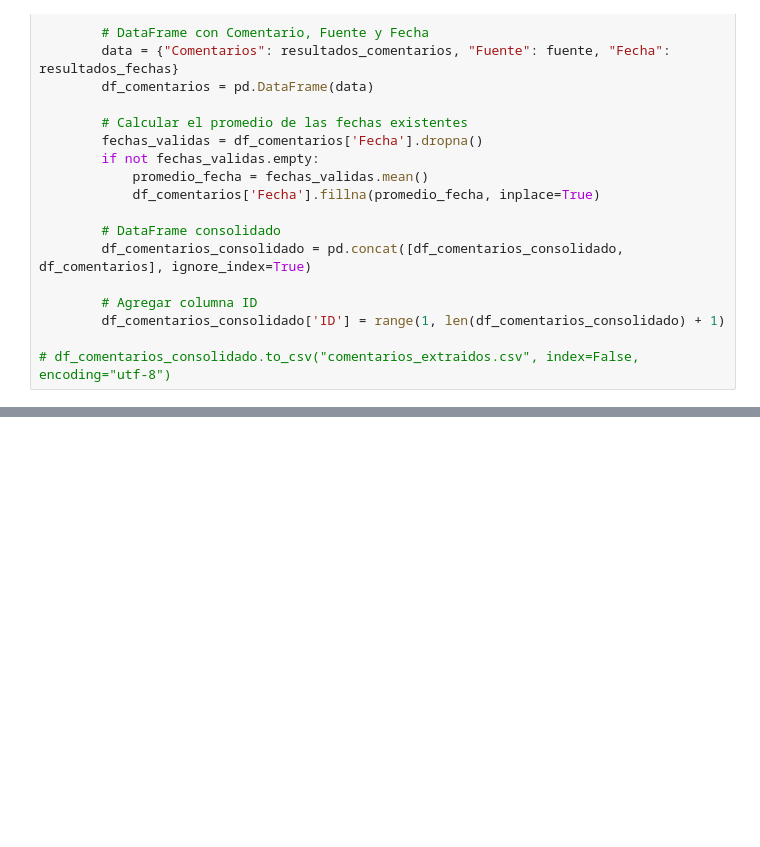
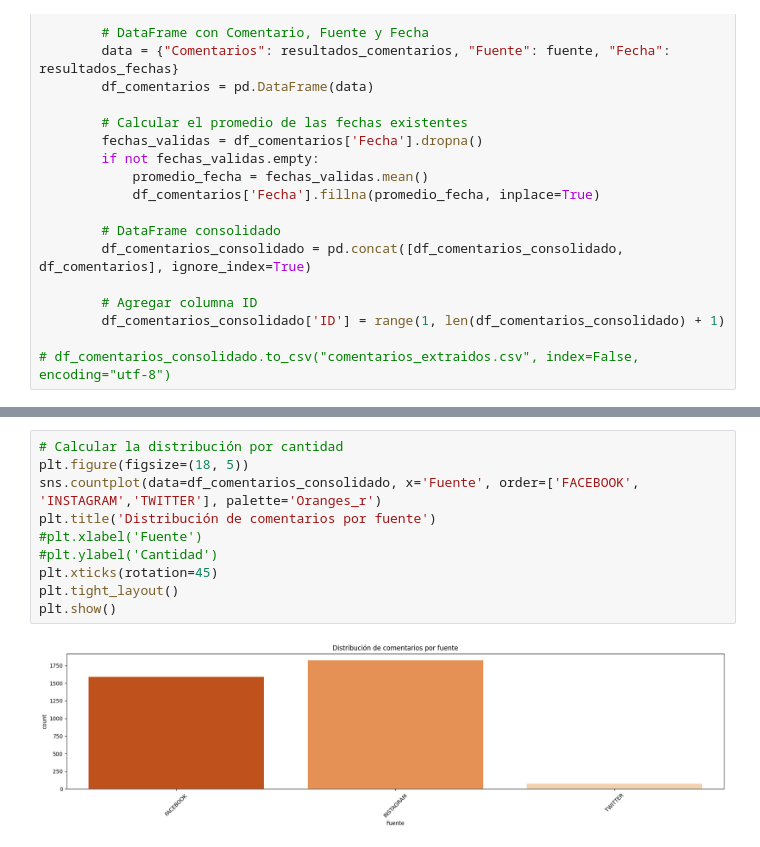
Before and after one commit to bejamin10/Aporte_Practico, a Jupyter notebook: regex.ipynb, the cells around one changed output, grey strips where cells are left out. Drawn from its saved outputs; the diff is of its cells as text; blank space fills up the shorter version.

```diff
--- a/regex.ipynb
+++ b/regex.ipynb
@@ -140,0 +186,12 @@ df_comentarios_consolidado
+# %%
+# Calcular la distribución por cantidad
+plt.figure(figsize=(18, 5))
+sns.countplot(data=df_comentarios_consolidado, x='Fuente', order=['FACEBOOK', 'INSTAGRAM','TWITTER'], palette='Oranges_r')
+plt.title('Distribución de comentarios por fuente')
+#plt.xlabel('Fuente')
+#plt.ylabel('Cantidad')
+plt.xticks(rotation=45)
+plt.tight_layout()
+plt.show()
+# %% [output]
+[figure, added]
```
Also changed, not shown: parts of 16 cells of this notebook, 1 other file.
